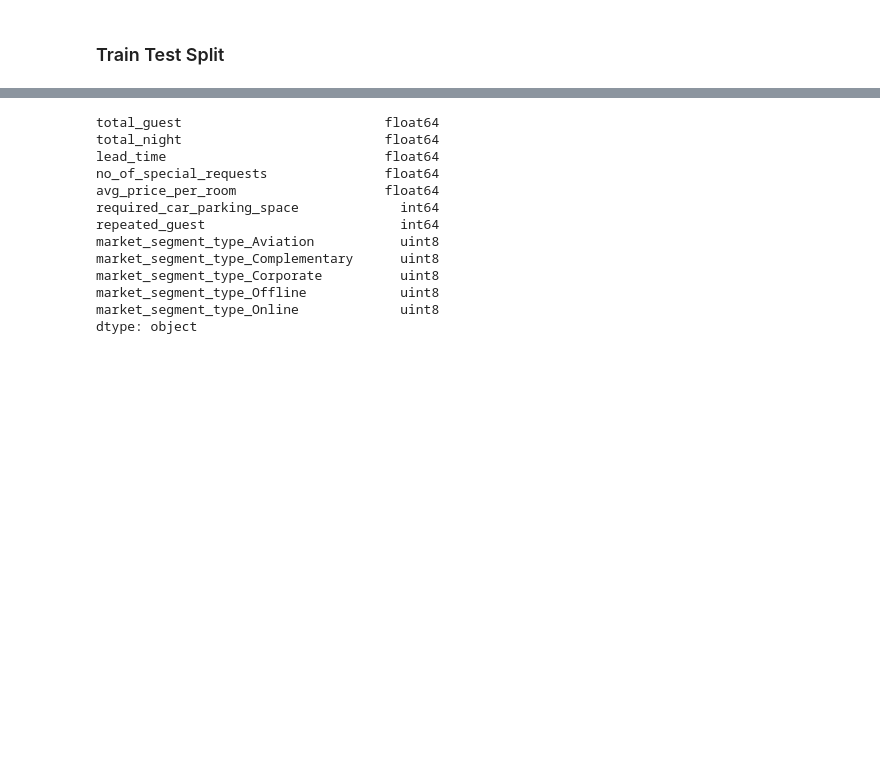
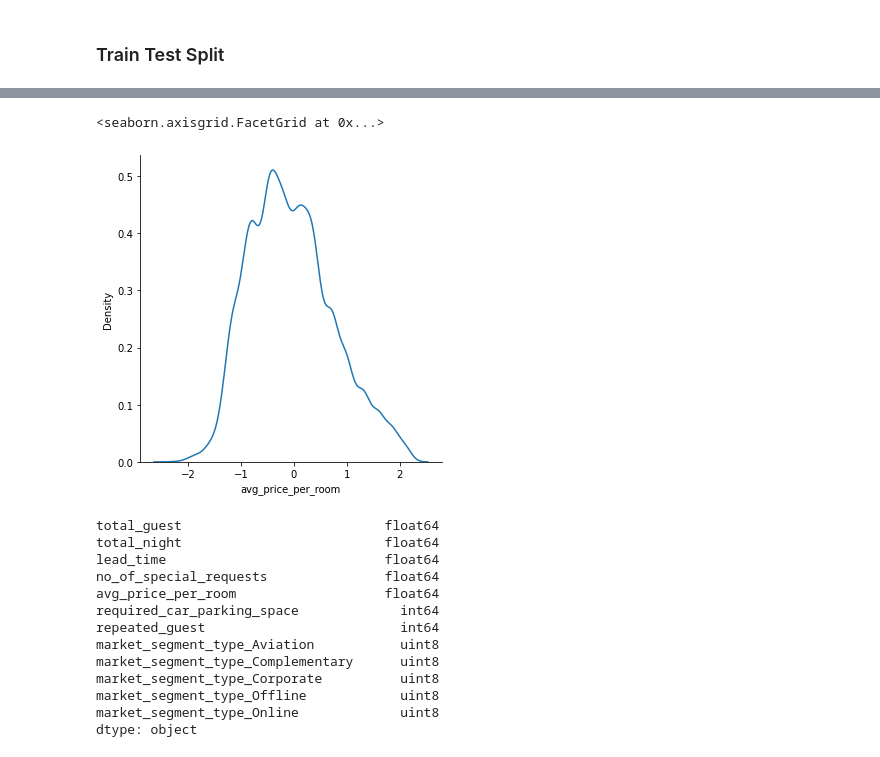
Before and after one commit to Nas-virat/Hotel_reservation, a Jupyter notebook: Hotel Reservation.ipynb, the cells around one changed output, grey strips where cells are left out. Cells and saved outputs as stored; diff of their text form; code cells hidden in the pictures; blank space fills up the shorter version.

```diff
--- a/Hotel Reservation.ipynb
+++ b/Hotel Reservation.ipynb
@@ -584,0 +624,5 @@ X_test[feature_num] = sc.transform(X_test[feature_num])
+# %%
+sns.displot(train_data,x="avg_price_per_room", kind="kde")
+# %% [output]
+<seaborn.axisgrid.FacetGrid at 0x...>
+[figure, added]
```
Also changed, not shown: parts of 13 cells of this notebook.
